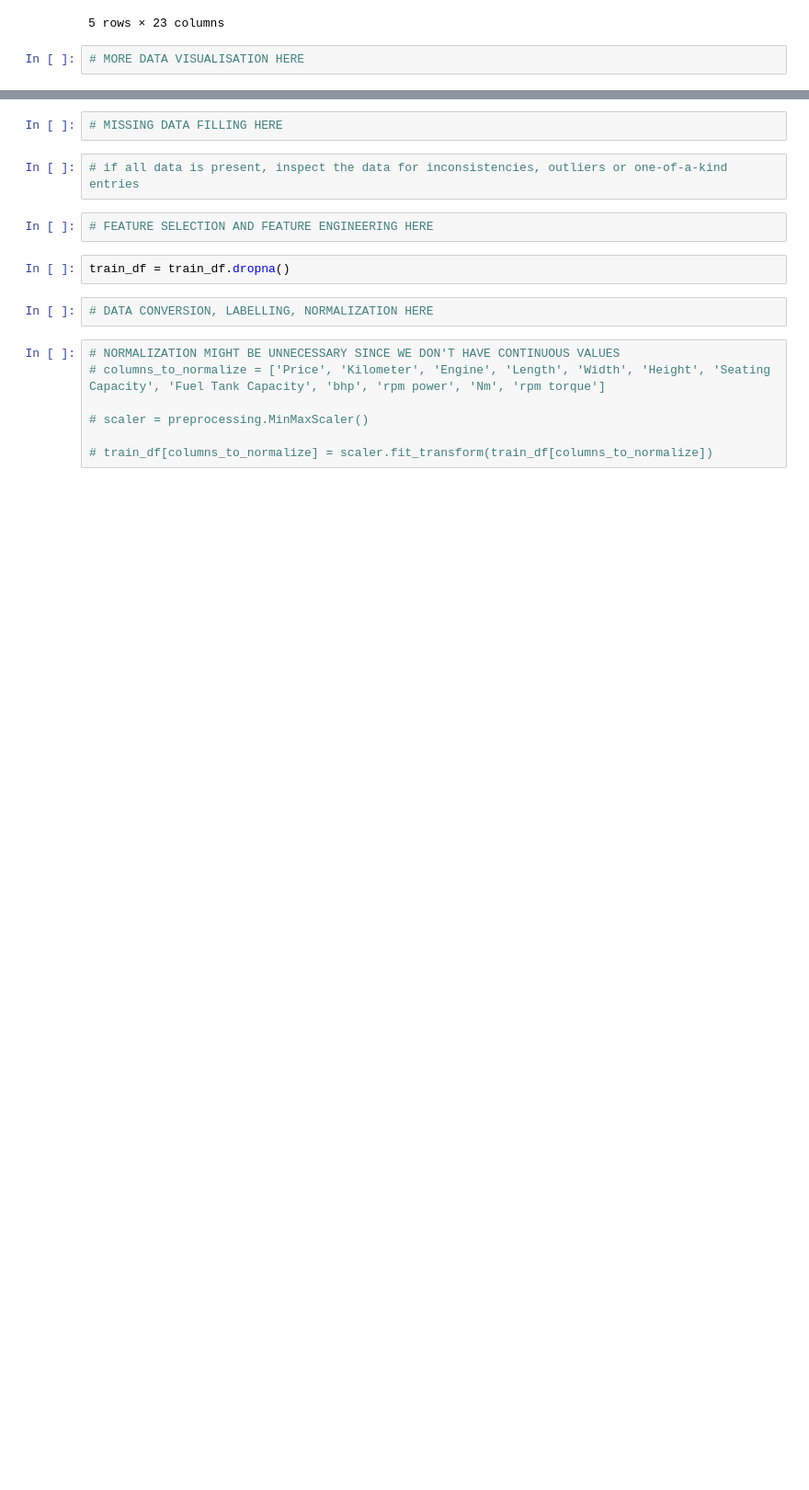
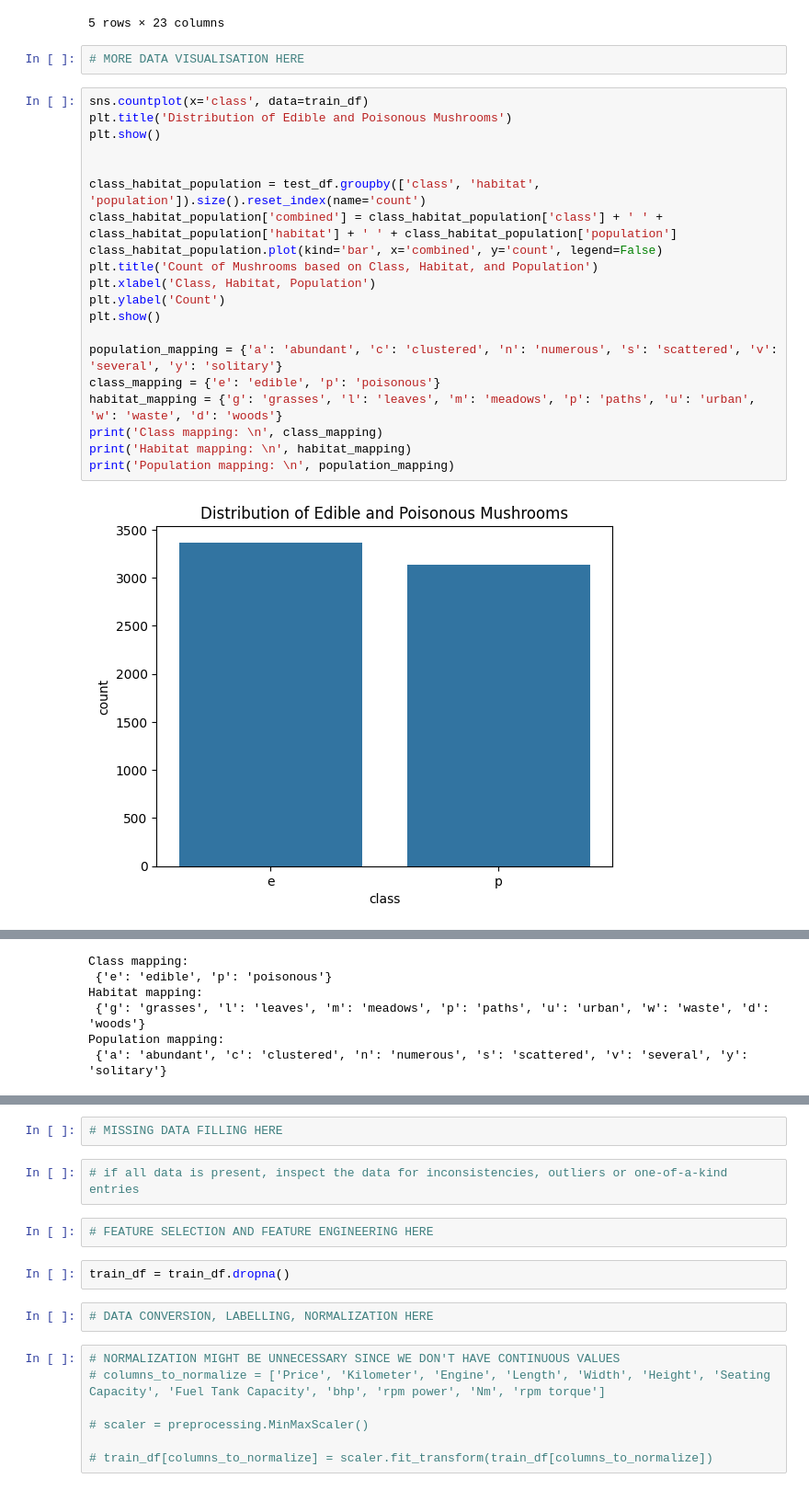
Before and after one commit to PNU-SE-AIteam/mushroom_model_example, a Jupyter notebook: mushrooms.ipynb, the cells around one changed output, grey strips where cells are left out. Shown at 92% size. Cells and saved outputs as stored; diff of their text form; blank space fills up the shorter version.

Commit message:
data visualisation on distribution of different columns of dataframe 1

```diff
--- a/mushrooms.ipynb
+++ b/mushrooms.ipynb
@@ -69,3 +71,25 @@ train_df.head()
 5 rows × 23 columns
 # %%
 # MORE DATA VISUALISATION HERE
+# %%
+sns.countplot(x='class', data=train_df)
+plt.title('Distribution of Edible and Poisonous Mushrooms')
+plt.show()
+
+
+class_habitat_population = test_df.groupby(['class', 'habitat', 'population']).size().reset_index(name='count')
+class_habitat_population['combined'] = class_habitat_population['class'] + ' ' + class_habitat_population['habitat'] + ' ' + class_habitat_population['population']
+class_habitat_population.plot(kind='bar', x='combined', y='count', legend=False)
+plt.title('Count of Mushrooms based on Class, Habitat, and Population')
+plt.xlabel('Class, Habitat, Population')
+plt.ylabel('Count')
+plt.show()
+
+population_mapping = {'a': 'abundant', 'c': 'clustered', 'n': 'numerous', 's': 'scattered', 'v': 'several', 'y': 'solitary'}
+class_mapping = {'e': 'edible', 'p': 'poisonous'}
+habitat_mapping = {'g': 'grasses', 'l': 'leaves', 'm': 'meadows', 'p': 'paths', 'u': 'urban', 'w': 'waste', 'd': 'woods'}
+print('Class mapping: \n', class_mapping)
+print('Habitat mapping: \n', habitat_mapping)
+print('Population mapping: \n', population_mapping)
+# %% [output]
+[figure, added]
@@ -71,0 +97,6 @@ train_df.head()
+Class mapping:
+ {'e': 'edible', 'p': 'poisonous'}
+Habitat mapping:
+ {'g': 'grasses', 'l': 'leaves', 'm': 'meadows', 'p': 'paths', 'u': 'urban', 'w': 'waste', 'd': 'woods'}
+Population mapping:
+ {'a': 'abundant', 'c': 'clustered', 'n': 'numerous', 's': 'scattered', 'v': 'several', 'y': 'solitary'}
```
Also changed, not shown: parts of 5 cells of this notebook.
